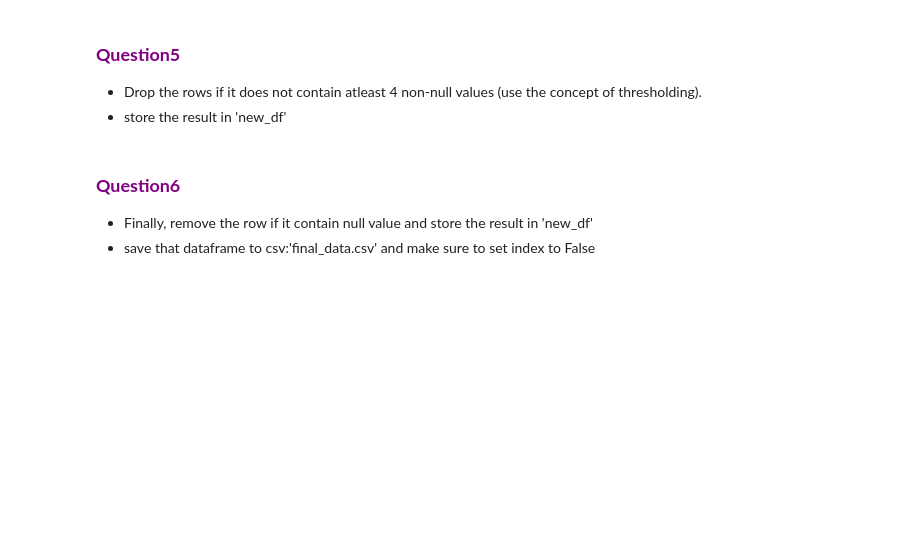
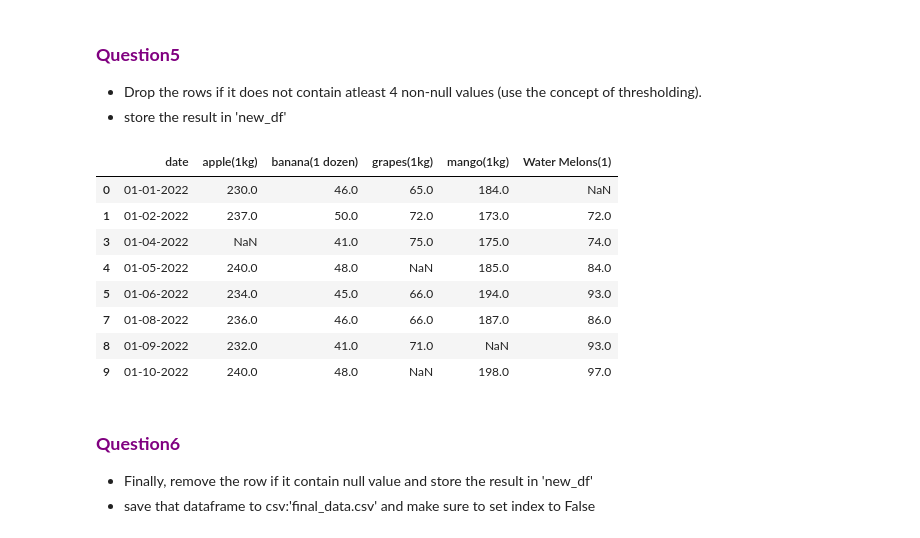
Before and after one commit to mdazizulbari/codeBasics, a Jupyter notebook: python/codebasics_python_course_code/2_pandas_basics_code/4_handling_missing_data_fillna_dropna_interpolate/Exercises/(my_sol)handling_missing_data_fillna_dropna_exercise.ipynb, the cells around one changed output. Drawn from its saved outputs; the diff is of its cells as text; code cells hidden in the pictures; blank space fills up the shorter version.

```diff
--- a/python/codebasics_python_course_code/2_pandas_basics_code/4_handling_missing_data_fillna_dropna_interpolate/Exercises/(my_sol)handling_missing_data_fillna_dropna_exercise.ipynb
+++ b/python/codebasics_python_course_code/2_pandas_basics_code/4_handling_missing_data_fillna_dropna_interpolate/Exercises/(my_sol)handling_missing_data_fillna_dropna_exercise.ipynb
@@ -132,9 +132,20 @@ ffm_df
 - store the result in 'new_df'
 # %%
 # write the code here
-
+thres_df = df.dropna(thresh=4)
 
 # show the dataframe 'new_df'
+thres_df
+# %% [output]
+|  | date | apple(1kg) | banana(1 dozen) | grapes(1kg) | mango(1kg) | Water Melons(1) |
+| 0 | 01-01-2022 | 230.0 | 46.0 | 65.0 | 184.0 | NaN |
+| 1 | 01-02-2022 | 237.0 | 50.0 | 72.0 | 173.0 | 72.0 |
+| 3 | 01-04-2022 | NaN | 41.0 | 75.0 | 175.0 | 74.0 |
+| 4 | 01-05-2022 | 240.0 | 48.0 | NaN | 185.0 | 84.0 |
+| 5 | 01-06-2022 | 234.0 | 45.0 | 66.0 | 194.0 | 93.0 |
+| 7 | 01-08-2022 | 236.0 | 46.0 | 66.0 | 187.0 | 86.0 |
+| 8 | 01-09-2022 | 232.0 | 41.0 | 71.0 | NaN | 93.0 |
+| 9 | 01-10-2022 | 240.0 | 48.0 | NaN | 198.0 | 97.0 |
 # %% [markdown]
 ### <font color="purple">**Question6**</font>
 
```
